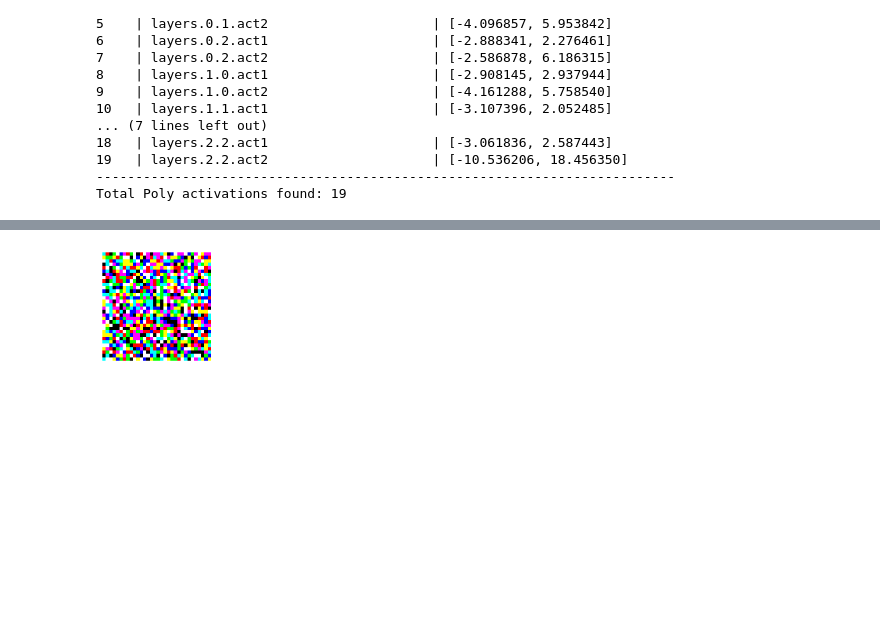
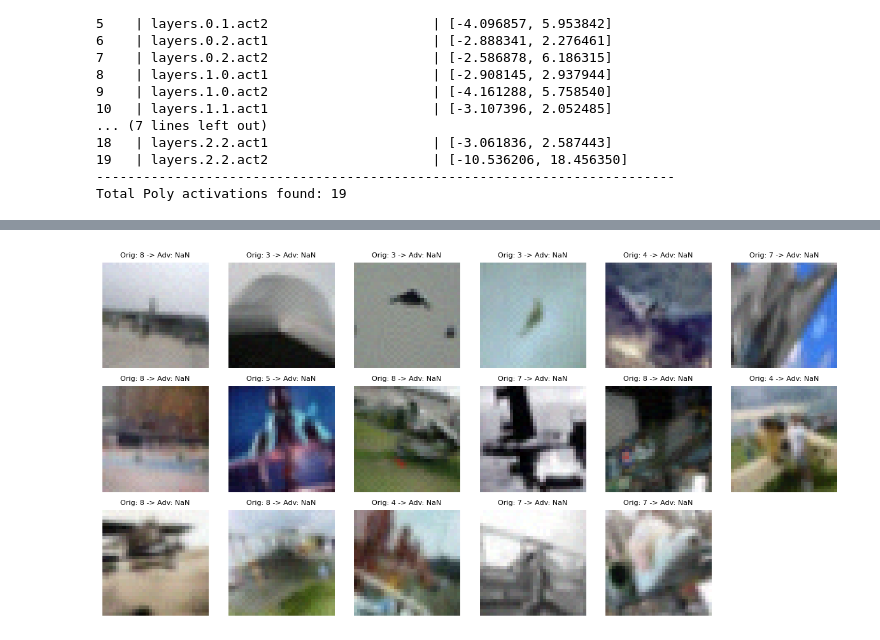
Before and after one commit to phK3/VeryDiffPolyExperiments, a Jupyter notebook: attacks/StandaloneTest.ipynb, the cells around one changed output, grey strips where cells are left out. Cells and saved outputs as stored; diff of their text form; code cells hidden in the pictures; blank space fills up the shorter version.

Commit message:
Resnet and AlexNet attacks :)

```diff
--- a/attacks/StandaloneTest.ipynb
+++ b/attacks/StandaloneTest.ipynb
@@ -1120,3 +1224,5 @@ resnet_adv_eval = attack.robust_eval(resnet_orig, resnet_poly, testloader, torch
+# %%
+resnet_adv_eval = torch.load("resnet20_adv_search.pt", map_location="cpu")
 # %%
 adv_examples = resnet_adv_eval["adv_examples"]
 resnet_adv_eval["adv_examples"] = None
@@ -1139,55 +1245,14 @@ resnet_adv_eval
  'total': 112,
  'adv_examples': None}
 # %%
-# Plot all adversarial examples where outcome actually changed
-# (different classification between models or NaN in either output)
-
-changed_samples = []
-changed_titles = []
-
-with torch.no_grad():
-    for adv_ex, orig_pred, adv_pred in adv_examples:
-        x = adv_ex.to("cpu")
-        ref = resnet_orig(x)
-        test = resnet_poly(x)
-
-        changed = (
-            #(ref.argmax(1) != test.argmax(1)) |
-            torch.isnan(ref).any(dim=1)
-            | torch.isnan(test).any(dim=1)
-        )
-
-        idxs = changed.nonzero(as_tuple=True)[0]
-        print(idxs)
-        for idx in idxs:
-            changed_samples.append(x[idx].permute(1, 2, 0).cpu().numpy())
-            ref_pred = ref[idx].argmax().item()
-            test_pred = test[idx]
-            if torch.isnan(test_pred).any():
-                changed_titles.append(f"Orig: {ref_pred} -> Adv: NaN")
-            else:
-                changed_titles.append(f"Orig: {ref_pred} -> Adv: {test_pred.argmax().item()}")
-
-n = len(changed_samples)
-if n == 0:
-    print("No changed samples found.")
-else:
-    print("Found {} changed samples. Displaying...".format(n))
-    ncols = 6
-    nrows = int(np.ceil(n / ncols))
-    nrows = min(nrows, 10)
-    fig, axes = plt.subplots(nrows, ncols, figsize=(2 * ncols, 2 * nrows))
-    axes = np.array(axes).reshape(-1)
-
-    for i in range(min(n, ncols*nrows)):
-        img_show = np.clip(changed_samples[i], 0, 1)
-        axes[i].imshow(img_show)
-        #axes[i].set_title(changed_titles[i], fontsize=8)
-        axes[i].axis("off")
-
-    for i in range(n, len(axes)):
-        axes[i].axis("off")
-
-    plt.tight_layout()
-    plt.show()
+fig = plot_changed_adv_examples(
+    adv_examples=adv_examples,
+    ref_model=resnet_orig,
+    test_model=resnet_poly,
+    title_prefix="Orig",
+    ncols=6,
+    max_rows=10,
+    show_titles=True,
+    print_indices=True,
+)
 # %% [output]
@@ -1202 +1272 @@ Found 1 changed samples. Displaying...
-[figure, old version]
+[figure, new version]
```
Also changed, not shown: parts of 20 cells of this notebook, 4 other files.
